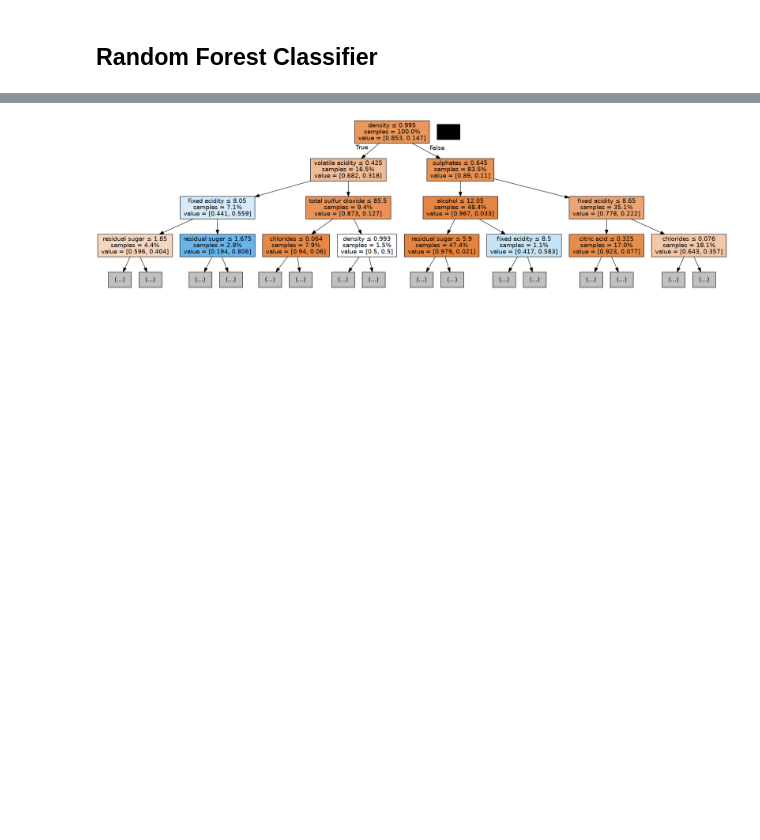
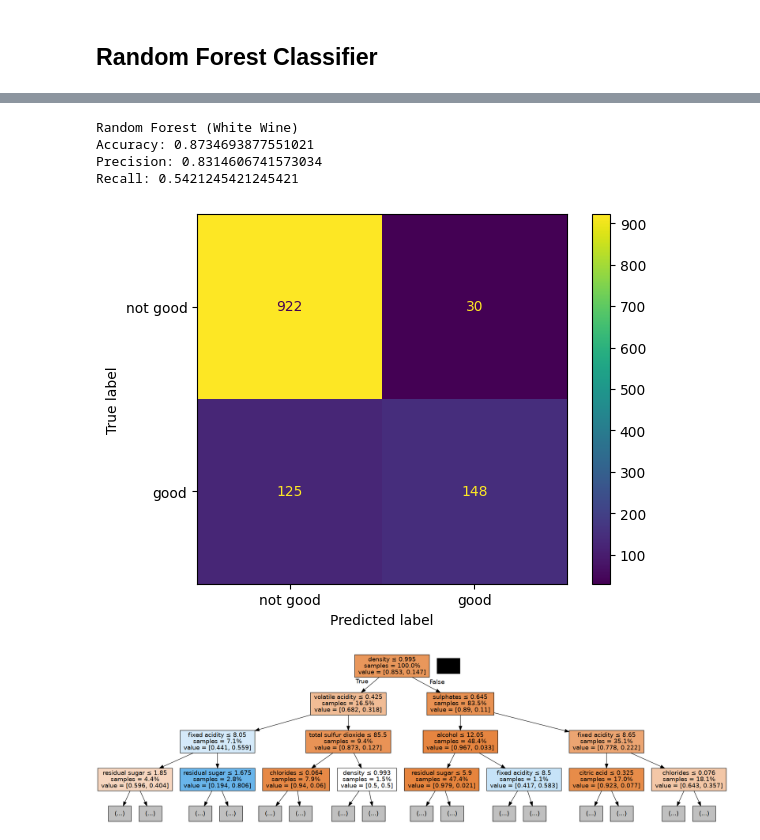
Before and after one commit to vibilanj/cmps, a Jupyter notebook: homework/Final_Presentation.ipynb, the cells around one changed output, grey strips where cells are left out. Saved outputs shown, nothing was run; the diff lists cells and outputs as text; code cells hidden in the pictures; blank space fills up the shorter version.

```diff
--- a/homework/Final_Presentation.ipynb
+++ b/homework/Final_Presentation.ipynb
@@ -135,3 +173,21 @@ Random Forest White Wine Accuracy:  0.8751020408163265
+# %%
+rf_cm_white = confusion_matrix(test_white_wine_labels, rf_white_predictions)
+ConfusionMatrixDisplay(rf_cm_white, display_labels = ["not good", "good"]).plot()
+
+rf_accuracy_white = accuracy_score(test_white_wine_labels, rf_white_predictions)
+rf_precision_white = precision_score(test_white_wine_labels, rf_white_predictions)
+rf_recall_white = recall_score(test_white_wine_labels, rf_white_predictions)
+
+print("Random Forest (White Wine)")
+print("Accuracy:", rf_accuracy_white)
+print("Precision:", rf_precision_white)
+print("Recall:", rf_recall_white)
+# %% [output]
+Random Forest (White Wine)
+Accuracy: 0.8734693877551021
+Precision: 0.8314606741573034
+Recall: 0.5421245421245421
+[figure, added]
 # %%
 for i in range(3):
     tree = rf_red.estimators_[i]
```
Also changed, not shown: parts of 9 cells of this notebook.
